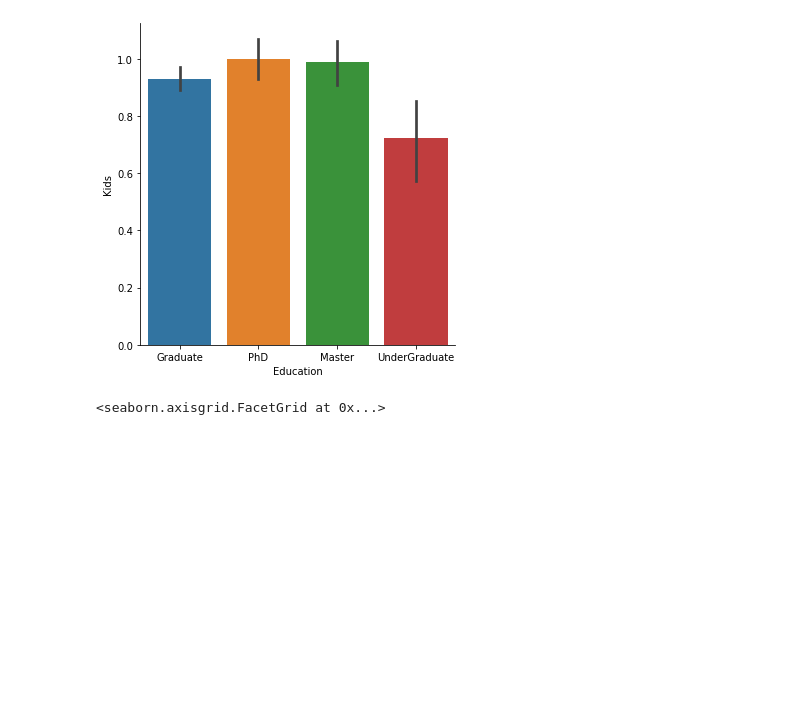
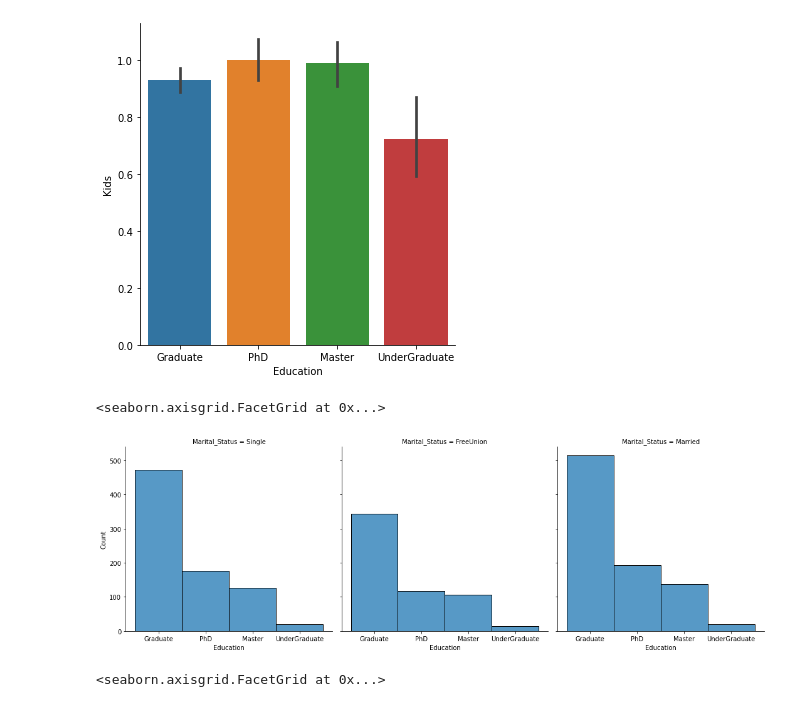
Before and after one commit to joseluistello/Python--, a Jupyter notebook: Data-Analysis-Python/Customer Analysis.ipynb, the cells around one changed output. Cells and saved outputs as stored; diff of their text form; code cells hidden in the pictures; blank space fills up the shorter version.

```diff
--- a/Data-Analysis-Python/Customer Analysis.ipynb
+++ b/Data-Analysis-Python/Customer Analysis.ipynb
@@ -245,3 +241,10 @@ sns.catplot(x="Education", y="Kids", kind="bar", data=df)
+# %%
+sns.displot(df,
+           x="Education",
+           col="Marital_Status")
+# %% [output]
+<seaborn.axisgrid.FacetGrid at 0x...>
+[figure, added]
 # %%
 sns.catplot(x="Education", y="TotalAcceptedCMP", kind="bar", data=df)
 # %% [output]
```
Also changed, not shown: parts of 7 cells of this notebook.
